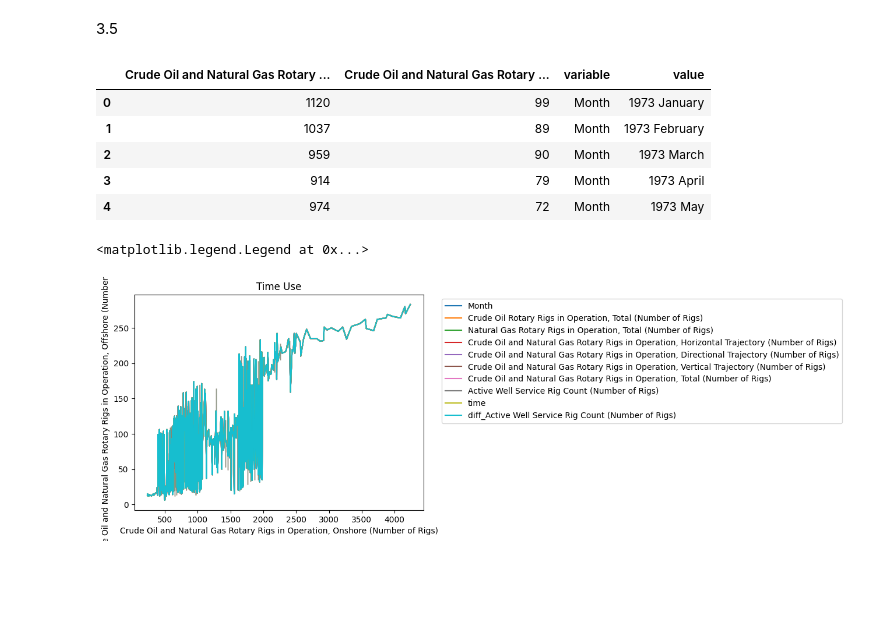
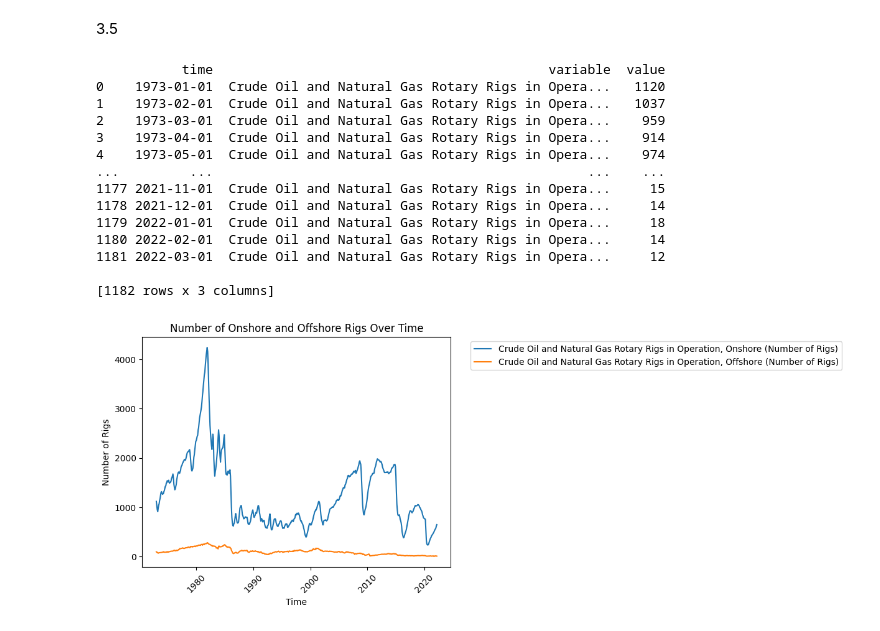
Before and after one commit to mchen899923/eda_assignment, a Jupyter notebook: Copy_of_assignment.ipynb, the cells around one changed output. Cells and saved outputs as stored; diff of their text form; code cells hidden in the pictures; blank space fills up the shorter version.

```diff
--- a/Copy_of_assignment.ipynb
+++ b/Copy_of_assignment.ipynb
@@ -367,20 +387,30 @@ plt.show()
 # %% [markdown]
 3.5
 # %%
-melted_drilling_df = drilling_df.melt(id_vars=['Crude Oil and Natural Gas Rotary Rigs in Operation, Onshore (Number of Rigs)',
-       'Crude Oil and Natural Gas Rotary Rigs in Operation, Offshore (Number of Rigs)']) # Melt the data
-melted_drilling_df.head()
+melted_drilling = drilling_df.melt(id_vars=["time"], value_vars=["Crude Oil and Natural Gas Rotary Rigs in Operation, Onshore (Number of Rigs)", "Crude Oil and Natural Gas Rotary Rigs in Operation, Offshore (Number of Rigs)"])
+print(melted_drilling)
 # %% [output]
-|  | Crude Oil and Natural Gas Rotary ... | Crude Oil and Natural Gas Rotary ... | variable | value |
-| 0 | 1120 | 99 | Month | 1973 January |
-| 1 | 1037 | 89 | Month | 1973 February |
-| 2 | 959 | 90 | Month | 1973 March |
-| 3 | 914 | 79 | Month | 1973 April |
-| 4 | 974 | 72 | Month | 1973 May |
+           time                                           variable  value
+0    1973-01-01  Crude Oil and Natural Gas Rotary Rigs in Opera...   1120
+1    1973-02-01  Crude Oil and Natural Gas Rotary Rigs in Opera...   1037
+2    1973-03-01  Crude Oil and Natural Gas Rotary Rigs in Opera...    959
+3    1973-04-01  Crude Oil and Natural Gas Rotary Rigs in Opera...    914
+4    1973-05-01  Crude Oil and Natural Gas Rotary Rigs in Opera...    974
+...         ...                                                ...    ...
+1177 2021-11-01  Crude Oil and Natural Gas Rotary Rigs in Opera...     15
+1178 2021-12-01  Crude Oil and Natural Gas Rotary Rigs in Opera...     14
+1179 2022-01-01  Crude Oil and Natural Gas Rotary Rigs in Opera...     18
+1180 2022-02-01  Crude Oil and Natural Gas Rotary Rigs in Opera...     14
+1181 2022-03-01  Crude Oil and Natural Gas Rotary Rigs in Opera...     12
+
+[1182 rows x 3 columns]
-# %%
-fig = sns.lineplot(data=melted_drilling_df,x='Crude Oil and Natural Gas Rotary Rigs in Operation, Onshore (Number of Rigs)',y='Crude Oil and Natural Gas Rotary Rigs in Operation, Offshore (Number of Rigs)',hue='variable')
-fig.set(title='Time Use',xlabel='Crude Oil and Natural Gas Rotary Rigs in Operation, Onshore (Number of Rigs)',ylabel='Crude Oil and Natural Gas Rotary Rigs in Operation, Offshore (Number of Rigs)')
-plt.legend(bbox_to_anchor=(1.05, 1), loc='upper left')
-# %% [output]
-<matplotlib.legend.Legend at 0x...>
-[figure, removed]
+# %%
+sns.lineplot(data=melted_drilling, x="time", y="value", hue="variable")
+plt.title("Number of Onshore and Offshore Rigs Over Time")
+plt.xlabel("Time")
+plt.ylabel("Number of Rigs")
+plt.xticks(rotation = 45)
+plt.legend(bbox_to_anchor=(1.05, 1), loc='upper left')
+plt.show()
+# %% [output]
+[figure, added]
```
Also changed, not shown: parts of 13 cells of this notebook.
